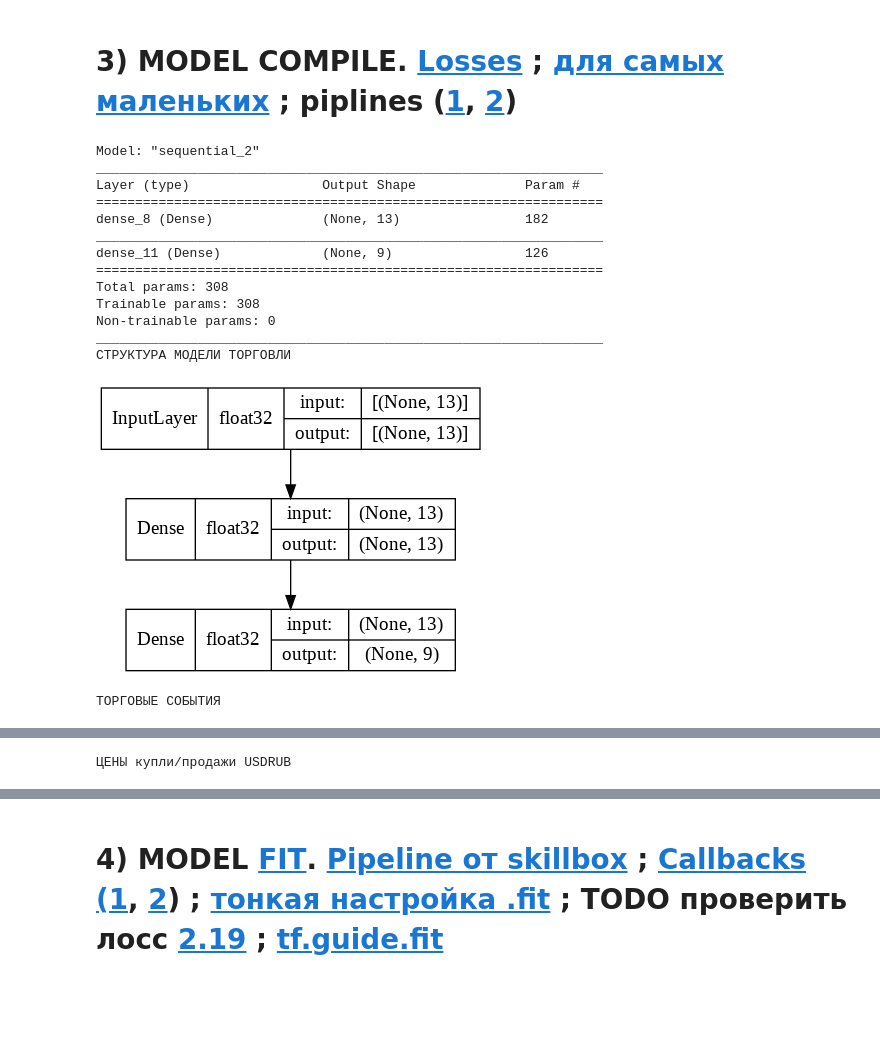
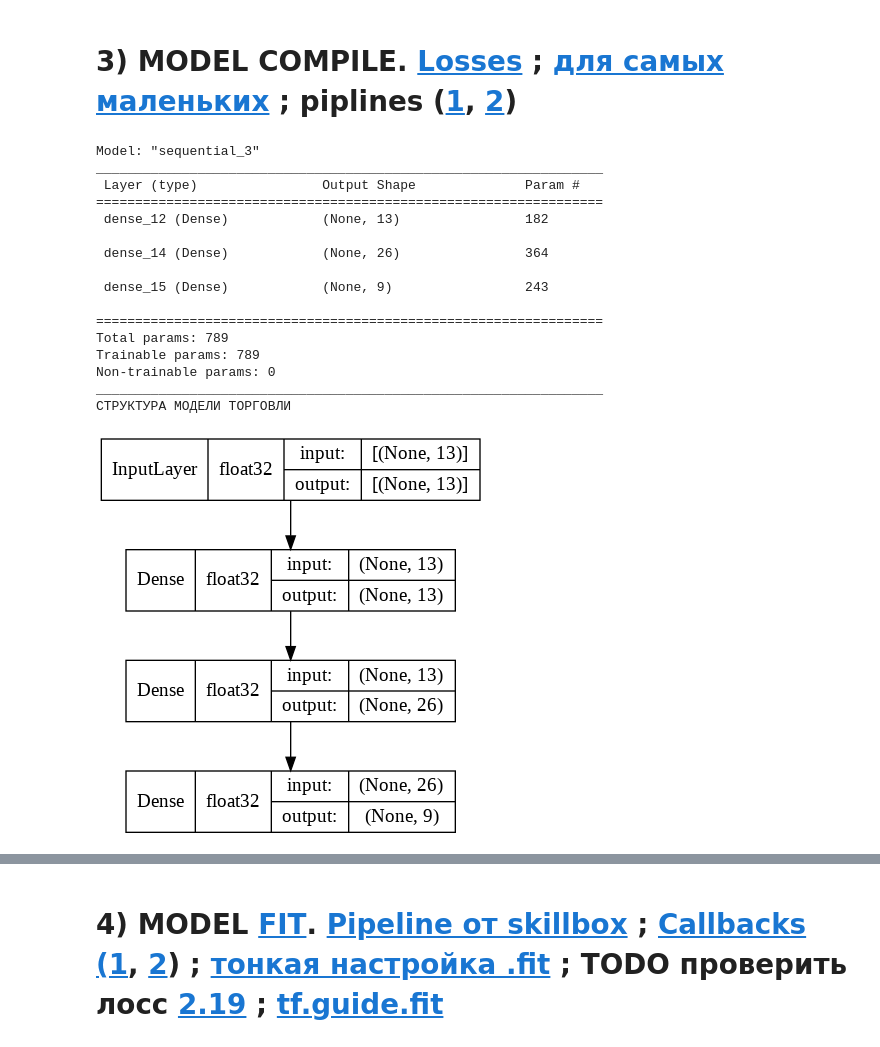
Before and after one commit to mikaelangelm/scalping, a Jupyter notebook: alpari.ipynb, the cells around one changed output, grey strips where cells are left out. Drawn from its saved outputs; the diff is of its cells as text; code cells hidden in the pictures; blank space fills up the shorter version.

```diff
--- a/alpari.ipynb
+++ b/alpari.ipynb
@@ -118,6 +128,7 @@ class file:
 # %% [markdown]
 ## IMPORT.
 # %%
+#@title get_quotes()
 # IMPORT TIKS
 #
 # http://ticks.alpari.org/
@@ -125,6 +136,17 @@ class file:
 # from_file - str, DataFrame - file name or url to download from
 # to_file   - str, DataFrame - file name to write/concat from_file to
 def get_quotes(from_file=None, to_file=None, sep='\\t', from_date=None, to_date=None):
+    '''Импортирует тики с сайта ticks.alpari.org за заданный промежуток времени,
+    кратный календарному месяцу. Склеивает файлы за месяц в один файл
+
+     Параметры:
+        * from_file (str): адрес сайта или имя файла загрузки
+        * to_file (str, pandas.DataFrame): путь к файлу или датафрейм
+        * from_date (date-like): дата начала загрузки (кратно месяцу)
+        * to_date (date-like): дата начала загрузки (кратно месяцу)
+
+    Возвращаемое значение:
+        * dataframe (pandas.DataFrame): табличное представление событий'''
 
     try:
         dir(pd)
@@ -239,25 +330,0 @@ def get_events(year=None, from_file: str='', country: list=[], currency: list=[]
-# %%
-#IMPORT TIKS: дата, покупка, продажа
-#https://stackoverflow.com/questions/23797491/parse-dates-in-pandas
-#https://pandas.pydata.org/pandas-docs/stable/getting_started/intro_tutorials/09_timeseries.html?highlight=parse_dates
-#https://askdev.ru/q/kak-ukazat-format-daty-pri-ispolzovanii-pandas-v-csv-79821/
-#date_parser = lambda dates: [dt.datetime.strptime(x, '%Y-%m-%d %HH:%MM:%SS.%n) for x in dates]
-# tiks = pd.read_csv(documents_path + 'standard2_EURUSD_2020.txt', names=['date', 'bid', 'ask'], parse_dates=['date'], nrows=20, sep='\t', skiprows=1, header=None) #pd.to_datetime(ticks.date, format="%Y-%m-%d %HH:%MM:%SS.%n")
-try:
-    %time _tiks = file().read(path+'tiks.csv')
-except:
-    _tiks = None
-
-if not isinstance(_tiks, pd.DataFrame):
-    _tiks, year_list = None, ['2021']
-    for year in year_list:
-        _tiks = (get_quotes(f'http://ticks.alpari.org/standard2/USDRUB/{year}/') if _tiks==None else
-                pd.concat([_tiks, get_quotes(f"http://ticks.alpari.org/standard2/USDRUB/{year}/")], ignore_index=True))
-    TG(f'quotes for {str(year_list)} downloaded')
-    # format(os.path.getsize('USDRUB.csv') / 1024 / 1024, '.0f') + ' Mb'
-    _tiks.columns    = ['date', 'bid', 'ask']
-    _tiks.date       = pd.to_datetime(_tiks.date)
-    file(_tiks).save(path + 'tiks.csv')
-    # DONE check is workable
-    assert 9 < _tiks.date.dt.month.max() < 21
-    assert spread.min() > 0
@@ -429,7 +501,7 @@ class Model(tf.keras.Model):
         self.layer1      = tf.keras.layers.Dense(N_FEATURES**2, activation='sigmoid')
         self.layer2      = tf.keras.layers.Dense(N_FEATURES*2,  activation='sigmoid')
         self.output_layer= tf.keras.layers.Dense(len(columns_dict), activation='softmax')
-        self.layers_list = []#[self.input_layer, self.layer1, self.layer2, self.output_layer]
+        self.layers_list = [self.input_layer, self.layer1, self.layer2, self.output_layer]
 
     def __setattr__(self, name, value):
         super().__setattr__(name, value)
@@ -438,45 +510,41 @@ class Model(tf.keras.Model):
                 pass
             else:
                 self.layers_list.append(value)
 
     def call(self, FROM_LAYERS=1, N_LAYERS=-1):
         model            = tf.keras.Sequential([self.input_layer] + self.layers_list[FROM_LAYERS:N_LAYERS] + [self.output_layer])
         # https://www.tensorflow.org/api_docs/python/tf/keras/Model?hl=ru
         model.compile(optimizer = tf.keras.optimizers.Adam(learning_rate=self.lr),
                     loss      = tf.keras.losses.categorical_crossentropy,    # https://www.tensorflow.org/api_docs/python/tf/keras/losses/CategoricalCrossentropy?hl=ru
                     metrics   = tf.keras.metrics.Precision()                  # https://habr.com/ru/company/ods/blog/328372/
                     )
         return model
 
 
 # %pdb off
 model = Model().call(2)
 model.summary()
 
 from IPython.core.interactiveshell import InteractiveShell
 InteractiveShell.ast_node_interactivity = "all"
 
 print('СТРУКТУРА МОДЕЛИ ТОРГОВЛИ')
 tf.keras.utils.plot_model(model, show_shapes=True, show_dtype=True, show_layer_names=False)
-
-print('ТОРГОВЫЕ СОБЫТИЯ')
-events.head(5)
-
-print('ЦЕНЫ купли/продажи USDRUB')
-tiks.head(5)
 # %% [output]
-Model: "sequential_2"
+Model: "sequential_3"
 _________________________________________________________________
-Layer (type)                 Output Shape              Param #
+ Layer (type)                Output Shape              Param #
 =================================================================
-dense_8 (Dense)              (None, 13)                182
-_________________________________________________________________
-dense_11 (Dense)             (None, 9)                 126
+ dense_12 (Dense)            (None, 13)                182
+
+ dense_14 (Dense)            (None, 26)                364
+
+ dense_15 (Dense)            (None, 9)                 243
+
 =================================================================
-Total params: 308
-Trainable params: 308
+Total params: 789
+Trainable params: 789
 Non-trainable params: 0
 _________________________________________________________________
 СТРУКТУРА МОДЕЛИ ТОРГОВЛИ
-[figure, old version]
+[figure, new version]
-ТОРГОВЫЕ СОБЫТИЯ
@@ -489 +550,0 @@ _________________________________________________________________
-ЦЕНЫ купли/продажи USDRUB
```
Also changed, not shown: parts of 32 cells of this notebook.
